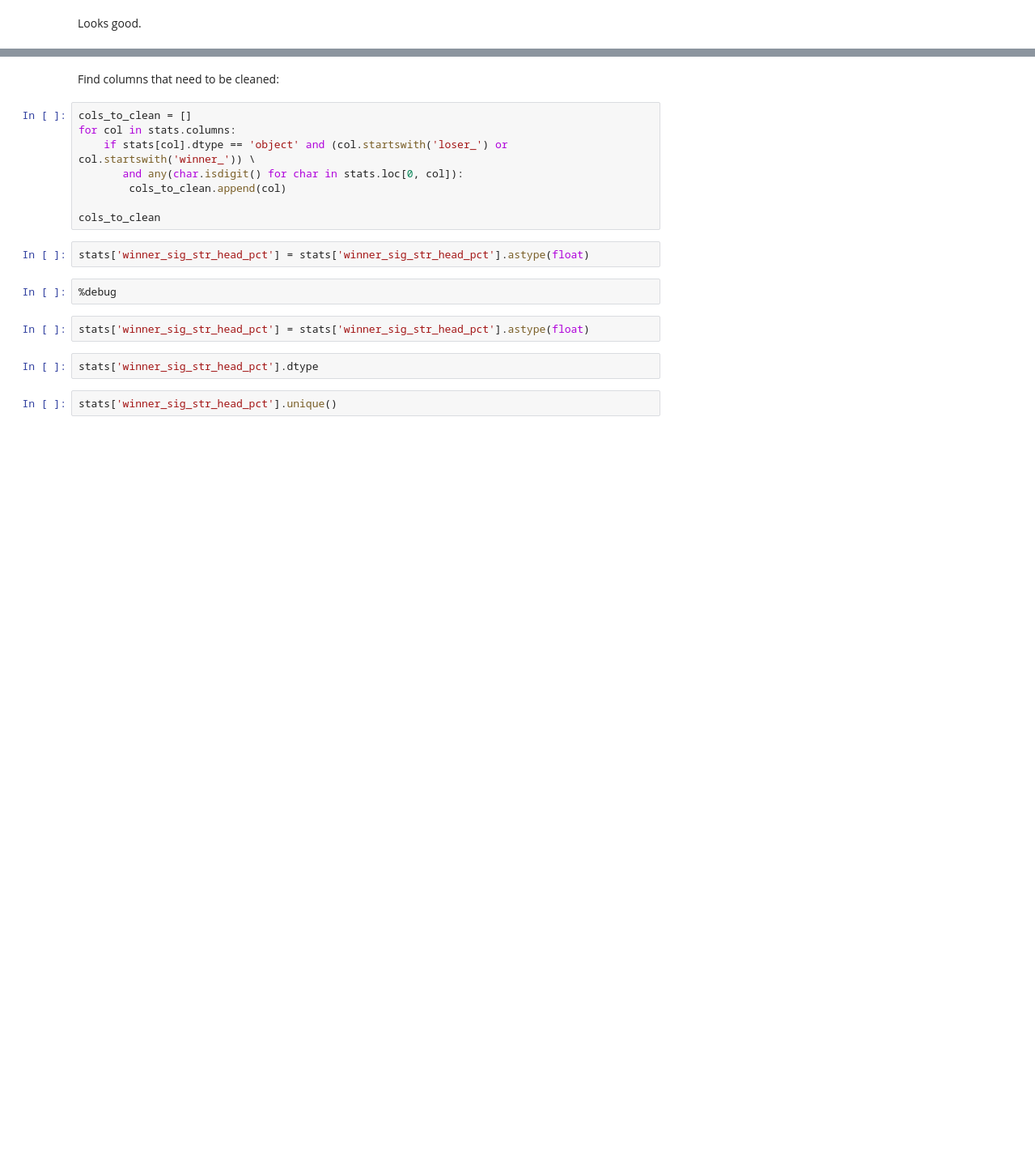
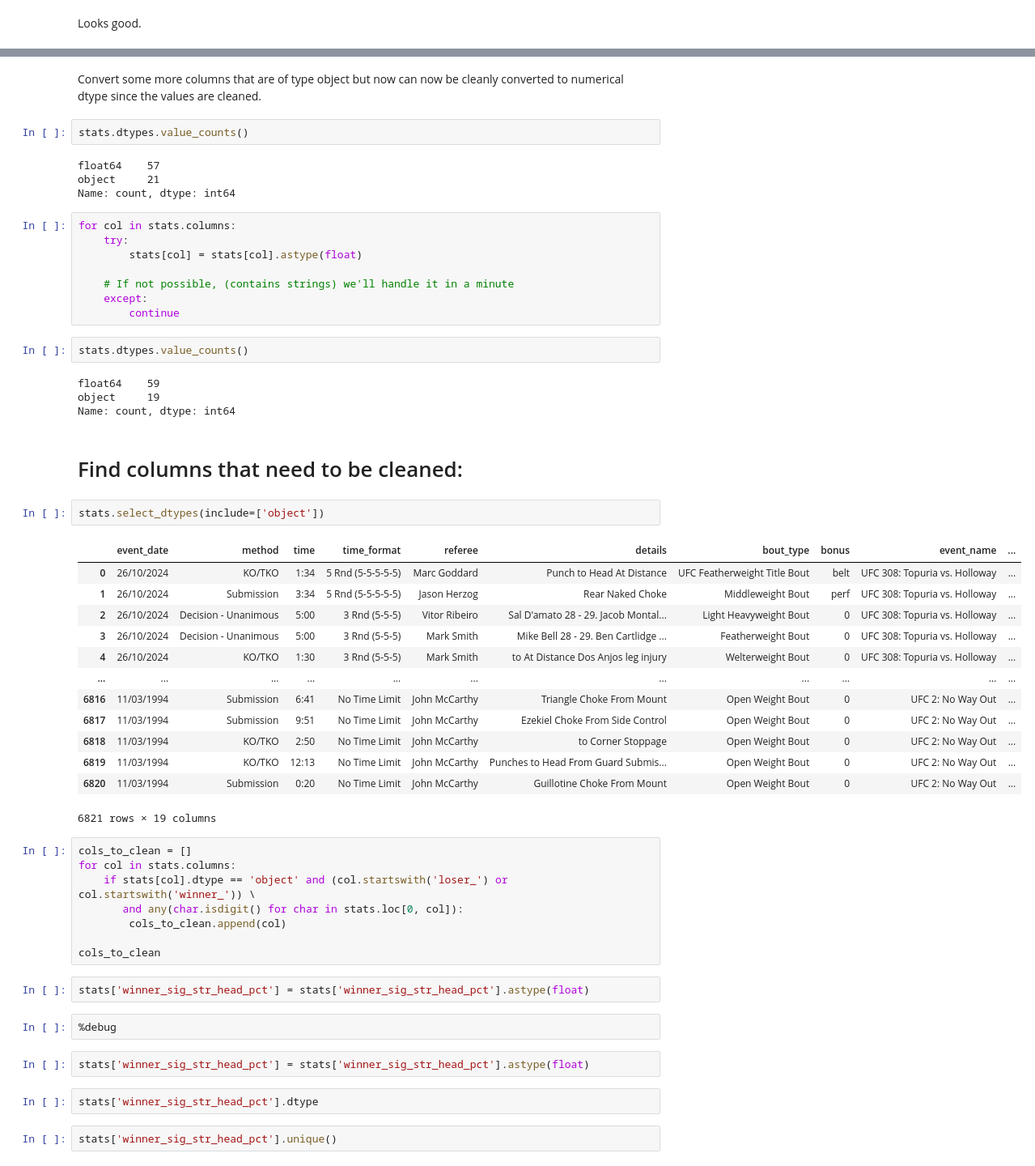
Before and after one commit to komaksym/UFC-DataLab, a Jupyter notebook: data/src/prepare_for_EDA.ipynb, the cells around one changed output, grey strips where cells are left out. Shown at 81% size. Cells and saved outputs as stored; diff of their text form; blank space fills up the shorter version.

Commit message:
convert some more additional features from .dtype 'object' to 'float'

```diff
--- a/data/src/prepare_for_EDA.ipynb
+++ b/data/src/prepare_for_EDA.ipynb
@@ -661,5 +655,43 @@ Looks good.
+# %% [markdown]
+Convert some more columns that are of type object but now can now be cleanly converted to numerical dtype since the values are cleaned.
+# %%
+stats.dtypes.value_counts()
+# %% [output]
+float64    57
+object     21
+Name: count, dtype: int64
+# %%
+for col in stats.columns:
+    try:
+        stats[col] = stats[col].astype(float)
+
+    # If not possible, (contains strings) we'll handle it in a minute
+    except:
+        continue
+# %%
+stats.dtypes.value_counts()
+# %% [output]
+float64    59
+object     19
+Name: count, dtype: int64
 # %% [markdown]
-Find columns that need to be cleaned:
+# Find columns that need to be cleaned:
+# %%
+stats.select_dtypes(include=['object'])
+# %% [output]
+|  | event_date | method | time | time_format | referee | details | bout_type | bonus | event_name | ... |
+| 0 | 26/10/2024 | KO/TKO | 1:34 | 5 Rnd (5-5-5-5-5) | Marc Goddard | Punch to Head At Distance | UFC Featherweight Title Bout | belt | UFC 308: Topuria vs. Holloway | ... |
+| 1 | 26/10/2024 | Submission | 3:34 | 5 Rnd (5-5-5-5-5) | Jason Herzog | Rear Naked Choke | Middleweight Bout | perf | UFC 308: Topuria vs. Holloway | ... |
+| 2 | 26/10/2024 | Decision - Unanimous | 5:00 | 3 Rnd (5-5-5) | Vitor Ribeiro | Sal D'amato 28 - 29. Jacob Montal... | Light Heavyweight Bout | 0 | UFC 308: Topuria vs. Holloway | ... |
+| 3 | 26/10/2024 | Decision - Unanimous | 5:00 | 3 Rnd (5-5-5) | Mark Smith | Mike Bell 28 - 29. Ben Cartlidge ... | Featherweight Bout | 0 | UFC 308: Topuria vs. Holloway | ... |
+| 4 | 26/10/2024 | KO/TKO | 1:30 | 3 Rnd (5-5-5) | Mark Smith | to At Distance Dos Anjos leg injury | Welterweight Bout | 0 | UFC 308: Topuria vs. Holloway | ... |
+| ... | ... | ... | ... | ... | ... | ... | ... | ... | ... | ... |
+| 6816 | 11/03/1994 | Submission | 6:41 | No Time Limit | John McCarthy | Triangle Choke From Mount | Open Weight Bout | 0 | UFC 2: No Way Out | ... |
+| 6817 | 11/03/1994 | Submission | 9:51 | No Time Limit | John McCarthy | Ezekiel Choke From Side Control | Open Weight Bout | 0 | UFC 2: No Way Out | ... |
+| 6818 | 11/03/1994 | KO/TKO | 2:50 | No Time Limit | John McCarthy | to Corner Stoppage | Open Weight Bout | 0 | UFC 2: No Way Out | ... |
+| 6819 | 11/03/1994 | KO/TKO | 12:13 | No Time Limit | John McCarthy | Punches to Head From Guard Submis... | Open Weight Bout | 0 | UFC 2: No Way Out | ... |
+| 6820 | 11/03/1994 | Submission | 0:20 | No Time Limit | John McCarthy | Guillotine Choke From Mount | Open Weight Bout | 0 | UFC 2: No Way Out | ... |
+6821 rows × 19 columns
 # %%
 cols_to_clean = []
 for col in stats.columns:
```
Also changed, not shown: parts of 3 cells of this notebook.
